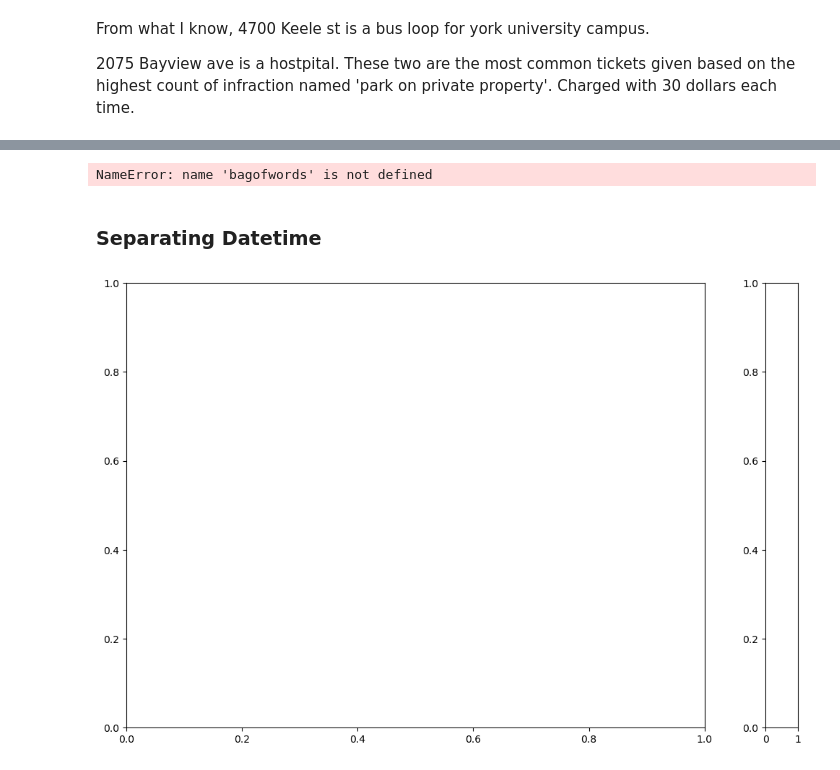
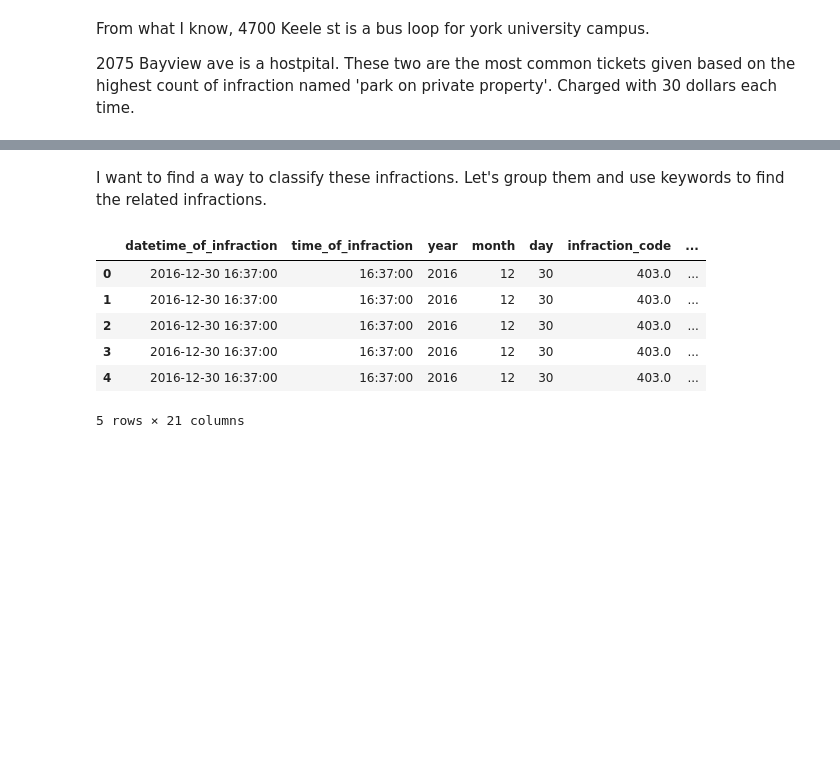
Before and after one commit to tilovashahrin/Toronto_ParkingTicket_Capstone, a Jupyter notebook: Notebooks/EDA and Processing.ipynb, the cells around one changed output, grey strips where cells are left out. Drawn from its saved outputs; the diff is of its cells as text; code cells hidden in the pictures; blank space fills up the shorter version.

```diff
--- a/Notebooks/EDA and Processing.ipynb
+++ b/Notebooks/EDA and Processing.ipynb
@@ -364,33 +367,28 @@ array(['0m', '15m', '18', '1h', '20', '24hr', '2am', '30', '30cm', '3h',
-# %%
-feature_names = bagofwords.get_feature_names_out()
-parking_df_train = pd.DataFrame(parking_df_transformed.toarray(), columns=feature_names)
-# %% [output]
-NameError: name 'bagofwords' is not defined
-# %% [markdown]
-<a id='datetime'></a>
-### Separating Datetime
-# %%
-import numpy as np
-import matplotlib.pyplot as plt
-import seaborn as sns
-from matplotlib.animation import FuncAnimation
-
-# generate random noise for the heatmap
-rnd_data = np.random.normal(0, 1, (500, 100, 100))
-
-def my_func(i):
-    ax.cla()
-    sns.heatmap(rnd_data[i, ...],
-                ax = ax,
-                cbar = True,
-                cbar_ax = cbar_ax,
-                vmin = rnd_data.min(),
-                vmax = rnd_data.max())
-
-grid_kws = {'width_ratios': (0.9, 0.05), 'wspace': 0.2}
-fig, (ax, cbar_ax) = plt.subplots(1, 2, gridspec_kw = grid_kws, figsize = (12, 8))
-anim = FuncAnimation(fig = fig, func = my_func, frames = 200, interval = 50, blit = False)
-
-plt.show()
-# %% [output]
-[figure, removed]
+# %% [markdown]
+I want to find a way to classify these infractions. Let's group them and use keywords to find the related infractions.
+# %%
+infraction_groups = {
+    'permit_time_restrictions': ['PRIVATE PROPERTY', 'PROHIBIT DY/TM', 'PROHIBITED TIME NO PERMIT', 'EXC PERMT TIME'],
+    'fee_related': ['PARK MACHINE-REQD FEE NOT PAID', 'PARKING MACH-NOT USED/NO FEE', 'PARK FAIL TO DEPOSIT FEE METER'],
+    'time_related': ['STOP-SIGNED HWY-PROHIBIT TM/DY', 'STOP-SIGNED HIGHWAY-RUSH HOUR', 'PARK - LONGER THAN 3 HOURS', 'STAND VEH.-PROHIBIT TIME/DAY', 'PARK-N.YORK 2AM-6AM DEC1-MAR31', 'PARK-WITHIN 3M OF FIRE HYDRANT', 'PARK - LONGER THAN 3 HOURS', 'STAND SIGNED TRANSIT STOP'],
+    'plate_related': ['PARK-VEH. W/O VALID ONT PLATE', 'PARK-W/O VALID NON-ONT PLATE'],
+    'fire_route': ['PARK IN A FIRE ROUTE'],
+    'accessible_related': ['STND ONSTRT ACCESSIBLE NO PRMT', 'STAND VEH.-PSGR LD ZN LD/UNLD', 'PARK ONSTRT ACCESSIBLE NO PRMT', 'PARK IN ACCESSIBLE NO PERMIT', 'ACCESSIBLE'],
+    'commercial_related': ['PARK COMMERC LOAD ZONE NOT LDG', 'PARK VEH.-COMMERCIAL LOAD ZONE'],
+    'obstruction_related': ['PARK-OBSTRUCT (DRWAY/LANEWAY)'],
+    'cycle_related': ['STOP NON-BICYCLE IN CYCLE TRCK'],
+}
+# %%
+for group, keywords in infraction_groups.items():
+    parking_df[group] = parking_df['infraction_description'].apply(lambda x: 1 if any(keyword in x for keyword in keywords) else 0)
+
+
+parking_df.head()
+# %% [output]
+|  | datetime_of_infraction | time_of_infraction | year | month | day | infraction_code | ... |
+| 0 | 2016-12-30 16:37:00 | 16:37:00 | 2016 | 12 | 30 | 403.0 | ... |
+| 1 | 2016-12-30 16:37:00 | 16:37:00 | 2016 | 12 | 30 | 403.0 | ... |
+| 2 | 2016-12-30 16:37:00 | 16:37:00 | 2016 | 12 | 30 | 403.0 | ... |
+| 3 | 2016-12-30 16:37:00 | 16:37:00 | 2016 | 12 | 30 | 403.0 | ... |
+| 4 | 2016-12-30 16:37:00 | 16:37:00 | 2016 | 12 | 30 | 403.0 | ... |
+5 rows × 21 columns
```
Also changed, not shown: parts of 19 cells of this notebook.
